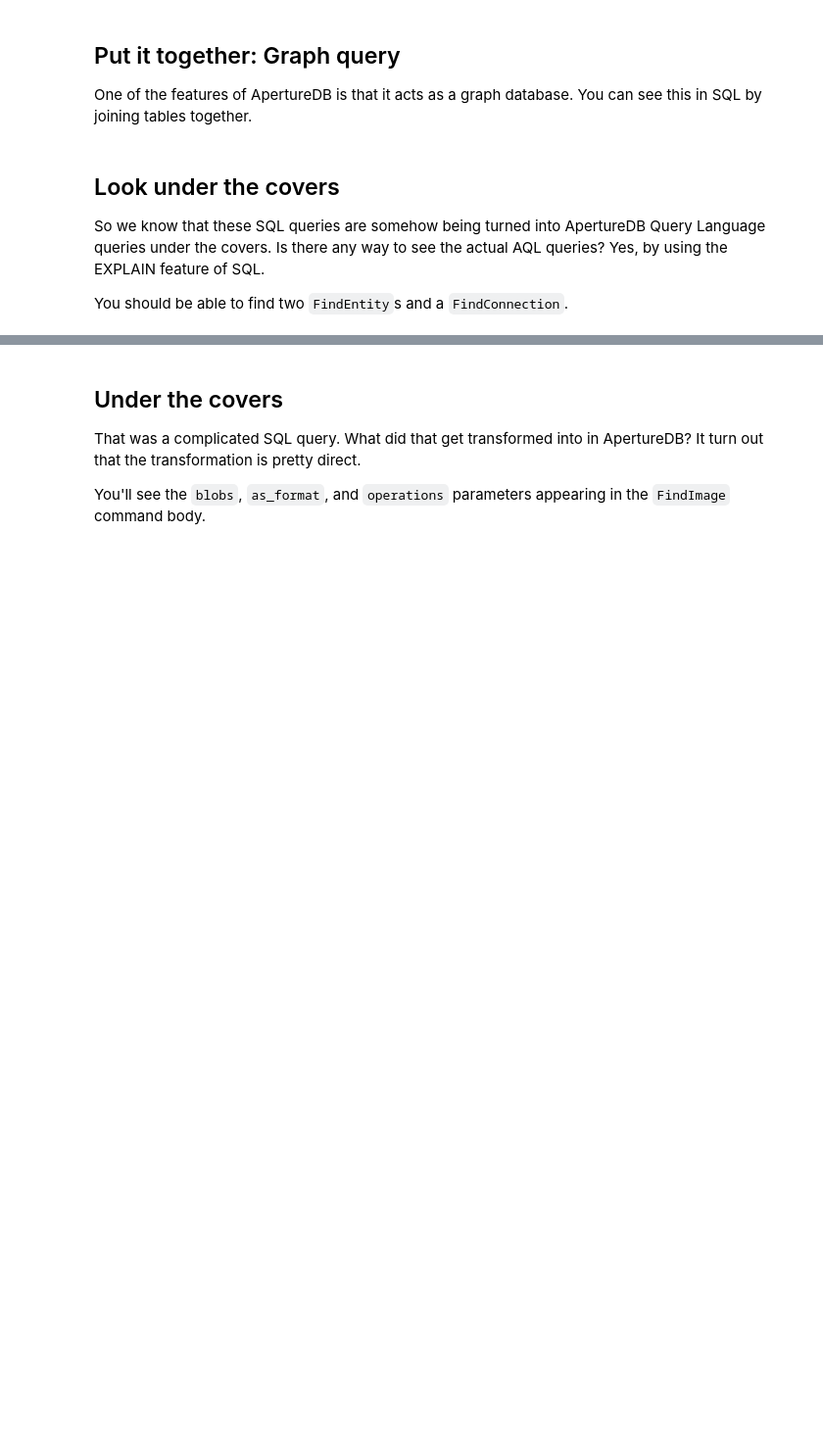
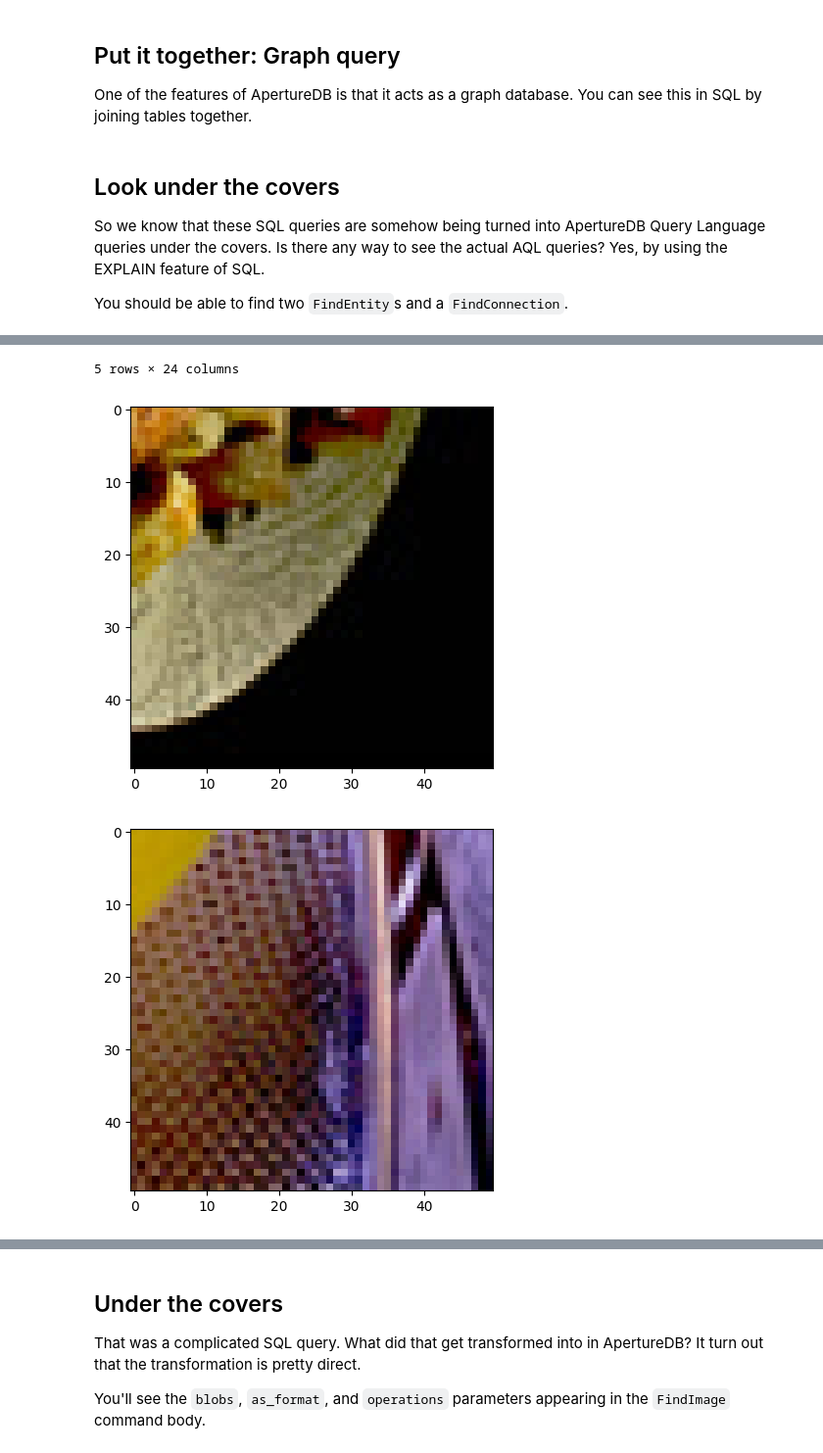
Before and after one commit to aperture-data/workflows, a Jupyter notebook: apps/jupyterlab/app/notebooks/sql.ipynb, the cells around one changed output, grey strips where cells are left out. Shown at 98% size. Cells and saved outputs as stored; diff of their text form; code cells hidden in the pictures; blank space fills up the shorter version.

```diff
--- a/apps/jupyterlab/app/notebooks/sql.ipynb
+++ b/apps/jupyterlab/app/notebooks/sql.ipynb
@@ -153,14 +181,15 @@ image_results = run_query("""
 SELECT * FROM system."Image"
 WHERE _blobs
 AND _operations = OPERATIONS(
-	THRESHOLD(128),
-	CROP(x:=10, y:=10, width:=100, height:=100),
+	THRESHOLD(64),
+	CROP(x:=10, y:=10, width:=200, height:=200),
 	FLIP(+1),
 	ROTATE(angle:=90),
-	RESIZE(width:=10))
+	RESIZE(width:=50))
 AND _as_format = 'jpg'
 LIMIT 5
 """)
 display(image_results)
 blobs = image_results['_image'].tolist()
 nh.display(blobs)
+# %% [output]
@@ -166,0 +202,3 @@ nh.display(blobs)
+5 rows × 24 columns
+[figure, added]
+[figure, added]
```
Also changed, not shown: parts of 6 cells of this notebook.
